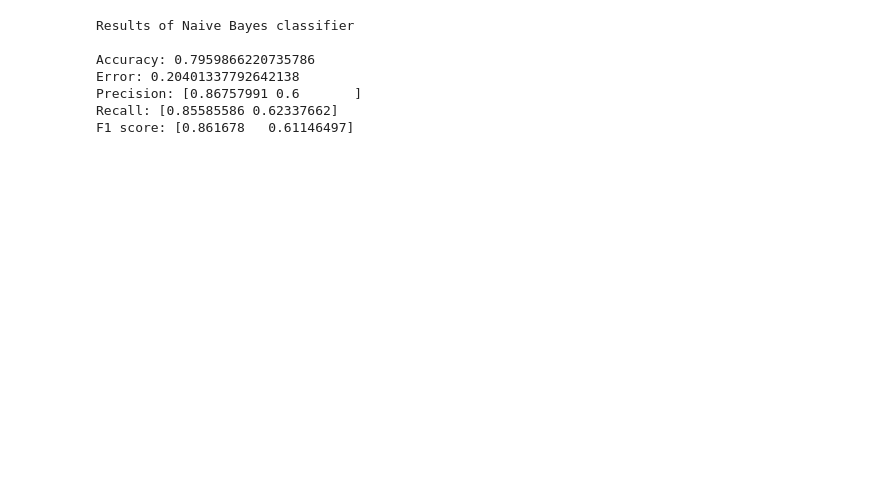
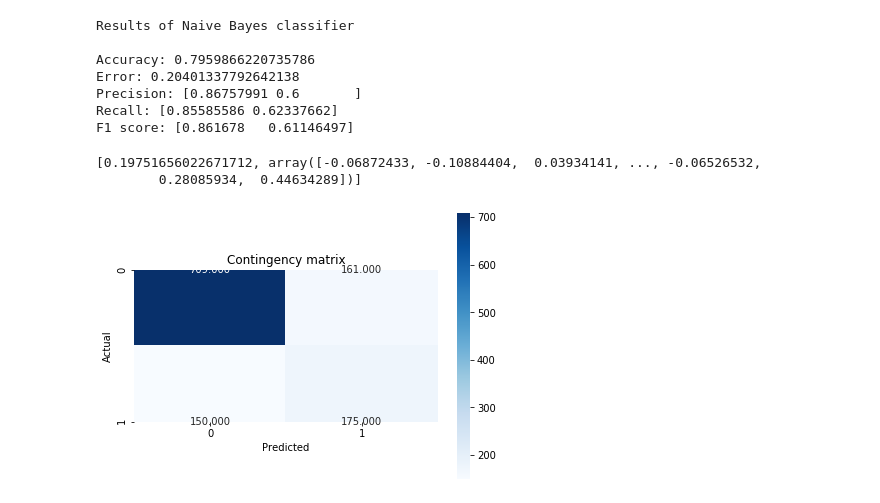
Before and after one commit to ospa1/418proj2, a Jupyter notebook: proj2.ipynb, the cells around one changed output. Saved outputs shown, nothing was run; the diff lists cells and outputs as text; code cells hidden in the pictures; blank space fills up the shorter version.

Commit message:
task 5, 6

```diff
--- a/proj2.ipynb
+++ b/proj2.ipynb
@@ -292,3 +289,39 @@ Recall: [0.85585586 0.62337662]
 F1 score: [0.861678   0.61146497]
 # %%
 # SVM Classifier has the highest accuracy among all the 4 classification methods for the selected predictors.
+# %%
+# task 5
+
+X = ['Total Population', 'Percent White, not Hispanic or Latino', 'Percent Black, not Hispanic or Latino','Percent Hispanic or Latino','Percent Foreign Born','Percent Female','Percent Age 29 and Under','Percent Age 65 and Older','Median Household Income','Percent Unemployed','Percent Less than High School Degree','Percent Less than Bachelor\'s Degree','Percent Rural']
+Y = ['Party']
+
+
+# print(data)
+train_class = data[X]
+lables = data[Y].to_numpy().reshape(-1)
+
+scaler = StandardScaler()
+scaler.fit(train_class)
+train_scaled_class = scaler.transform(train_class)
+
+# labels_true = data[Y].to_numpy().reshape(-1)
+
+
+clustering = KMeans(n_clusters=2, init='random', random_state=0).fit(train_scaled_class)
+clusters = clustering.labels_
+
+cont_matrix = metrics.cluster.contingency_matrix(lables, clusters)
+sns.heatmap(cont_matrix, annot = True, fmt = ".3f", square = True, cmap = plt.cm.Blues)
+plt.ylabel('Actual')
+plt.xlabel('Predicted')
+plt.title('Contingency matrix')
+plt.tight_layout()
+
+adjusted_rand_index = metrics.adjusted_rand_score(lables, clusters)
+silhouette_coefficient = metrics.silhouette_samples(train_scaled_class, clusters, metric='euclidean')
+# print(silhouette_coefficient.shape)
+print([adjusted_rand_index, silhouette_coefficient])
+# %% [output]
+[0.19751656022671712, array([-0.06872433, -0.10884404,  0.03934141, ..., -0.06526532,
+        0.28085934,  0.44634289])]
+[figure, added]
```
Also changed, not shown: parts of 13 cells of this notebook, 1 other file.
